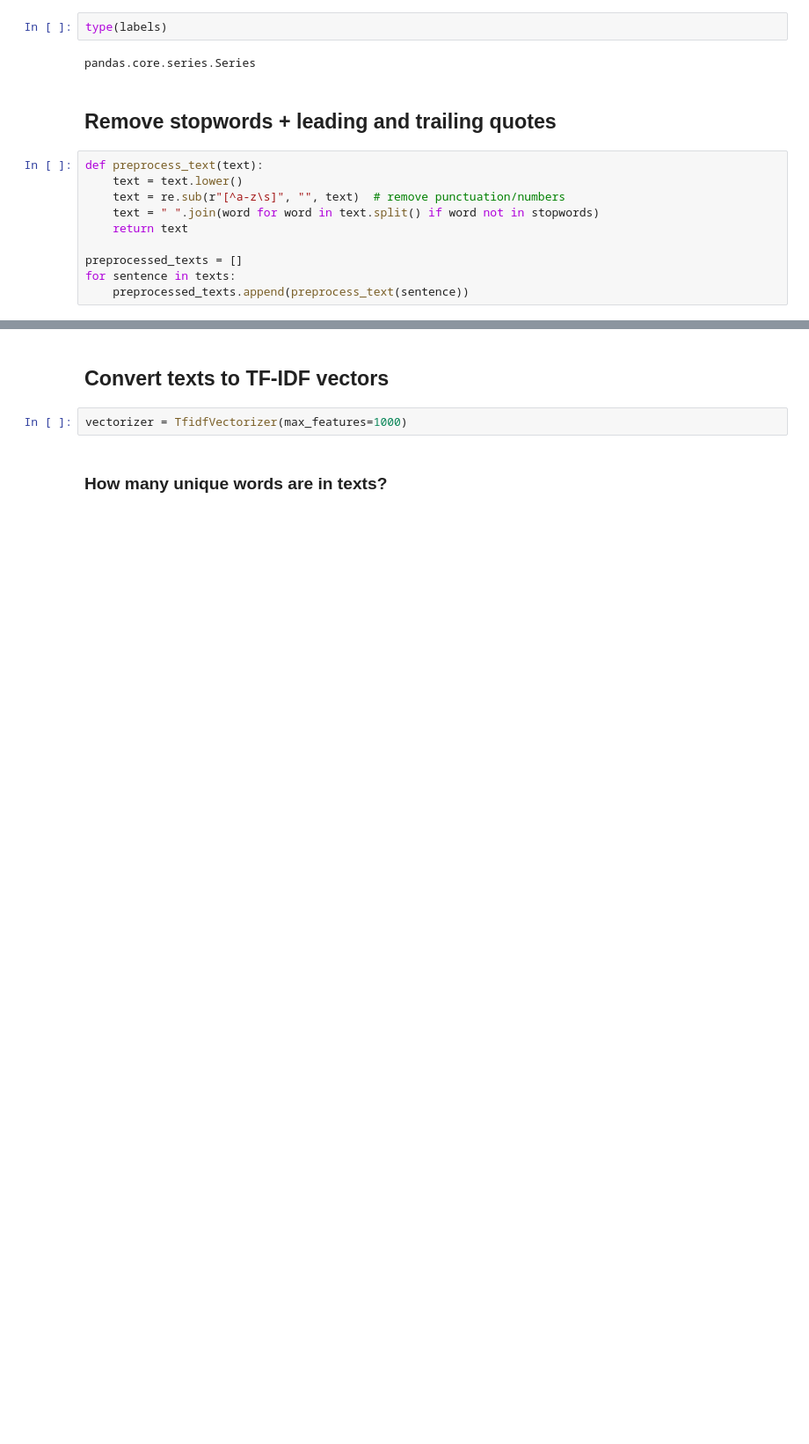
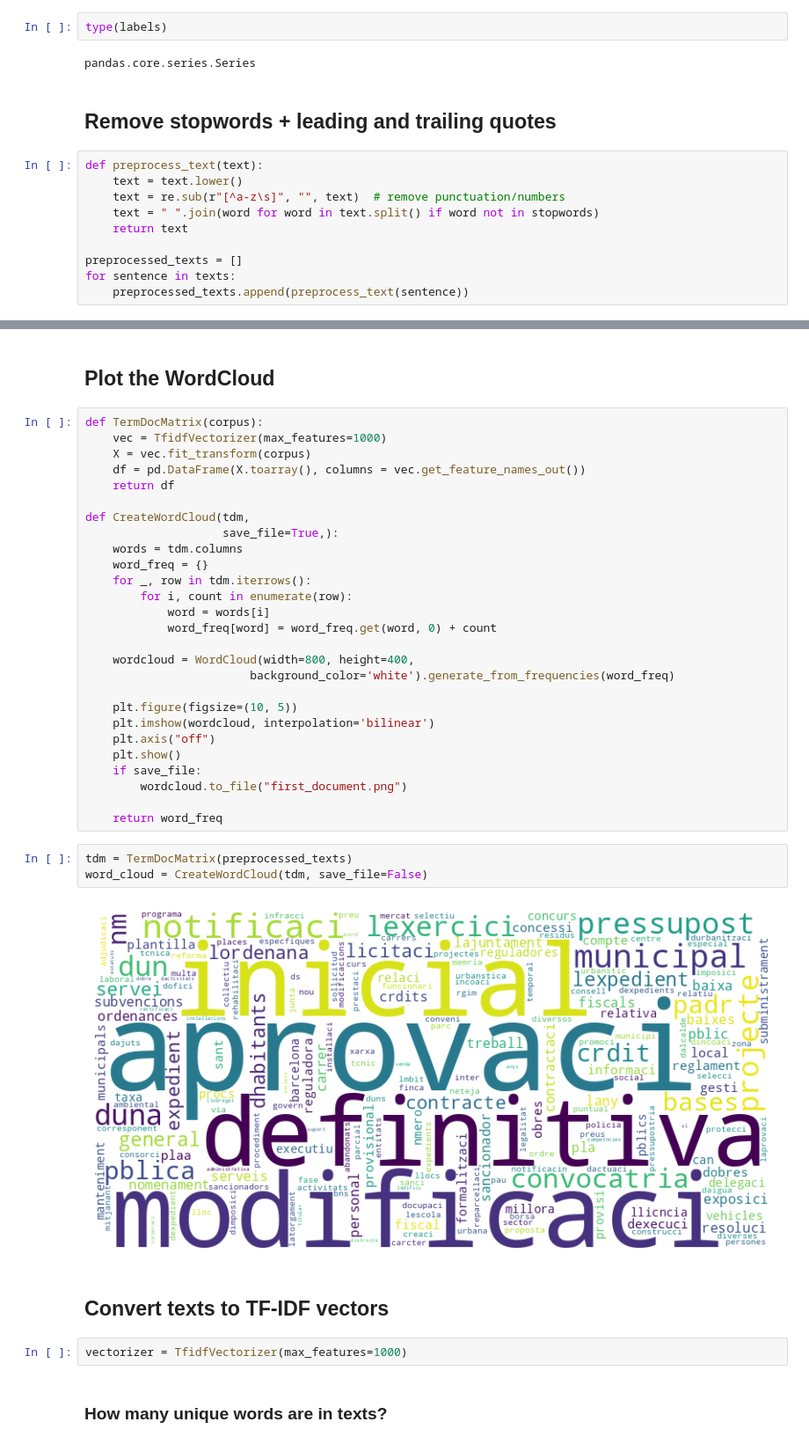
Before and after one commit to Kytusla908/MBD_NN, a Jupyter notebook: bin/Delivery.ipynb, the cells around one changed output, grey strips where cells are left out. Shown at 88% size. Cells and saved outputs as stored; diff of their text form; blank space fills up the shorter version.

Commit message:
created wordCloud

```diff
--- a/bin/Delivery.ipynb
+++ b/bin/Delivery.ipynb
@@ -102,3 +105,37 @@ plt.show()
+# %% [markdown]
+## Plot the WordCloud
+# %%
+def TermDocMatrix(corpus):
+    vec = TfidfVectorizer(max_features=1000)
+    X = vec.fit_transform(corpus)
+    df = pd.DataFrame(X.toarray(), columns = vec.get_feature_names_out())
+    return df
+
+def CreateWordCloud(tdm,
+                    save_file=True,):
+    words = tdm.columns
+    word_freq = {}
+    for _, row in tdm.iterrows():
+        for i, count in enumerate(row):
+            word = words[i]
+            word_freq[word] = word_freq.get(word, 0) + count
+
+    wordcloud = WordCloud(width=800, height=400,
+                        background_color='white').generate_from_frequencies(word_freq)
+
+    plt.figure(figsize=(10, 5))
+    plt.imshow(wordcloud, interpolation='bilinear')
+    plt.axis("off")
+    plt.show()
+    if save_file:
+        wordcloud.to_file("first_document.png")
+
+    return word_freq
+# %%
+tdm = TermDocMatrix(preprocessed_texts)
+word_cloud = CreateWordCloud(tdm, save_file=False)
+# %% [output]
+[figure, added]
 # %% [markdown]
 ## Convert texts to TF-IDF vectors
 # %%
```
Also changed, not shown: parts of 6 cells of this notebook.
